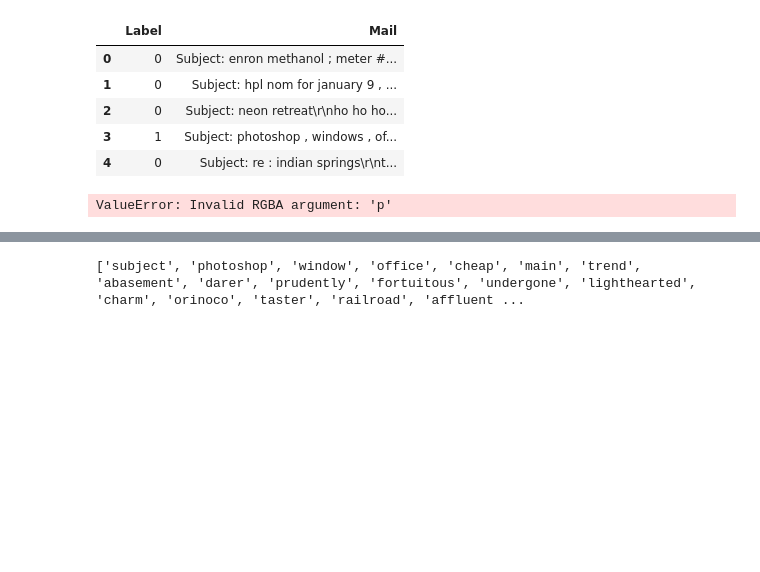
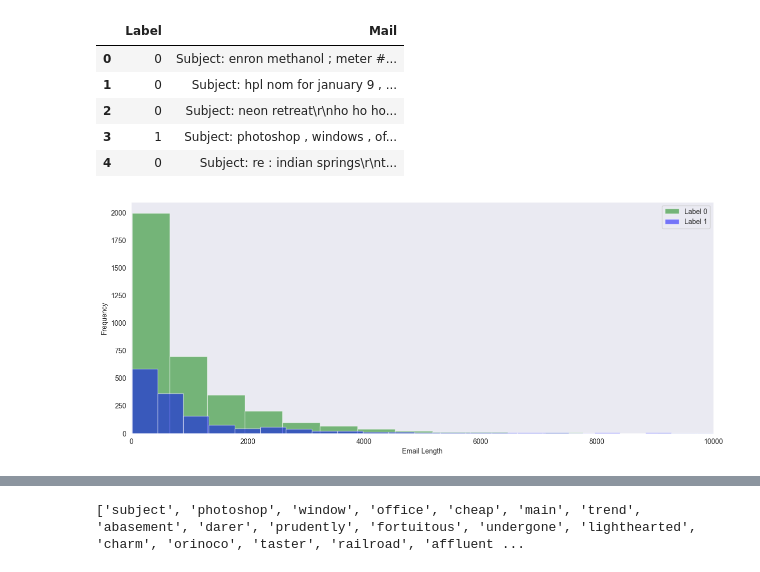
Before and after one commit to nguyenbatuan02/SpamEmail-ML, a Jupyter notebook: Naive Bayes Spam Email.ipynb, the cells around one changed output, grey strips where cells are left out. Drawn from its saved outputs; the diff is of its cells as text; code cells hidden in the pictures; blank space fills up the shorter version.

```diff
--- a/Naive Bayes Spam Email.ipynb
+++ b/Naive Bayes Spam Email.ipynb
@@ -59,18 +66,19 @@ df.head()
 # %%
 # thống kê độ dài email
 
 df['Email Length'] = df['Mail'].apply(len)
 
-plt.figure(figsize=(15, 6), facecolor='p')
+plt.figure(figsize=(15, 6), facecolor='w')
 plt.hist(df[df['Label'] == 0]['Email Length'], color='g', bins=50, alpha=0.5, label='Label 0')
 plt.hist(df[df['Label'] == 1]['Email Length'], color='b', bins=50, alpha=0.5, label='Label 1')
 plt.xlabel('Email Length')
 plt.ylabel('Frequency')
 plt.legend()
-plt.xlim(0, 12000)
+plt.xlim(0, 10000)
+plt.grid(False)
 plt.show()
 # %% [output]
-ValueError: Invalid RGBA argument: 'p'
+[figure, added]
 # %%
 # thống kê số spam email & ham email
 label_counts = df['Label'].value_counts()
```
Also changed, not shown: parts of 9 cells of this notebook, 2 other files.
